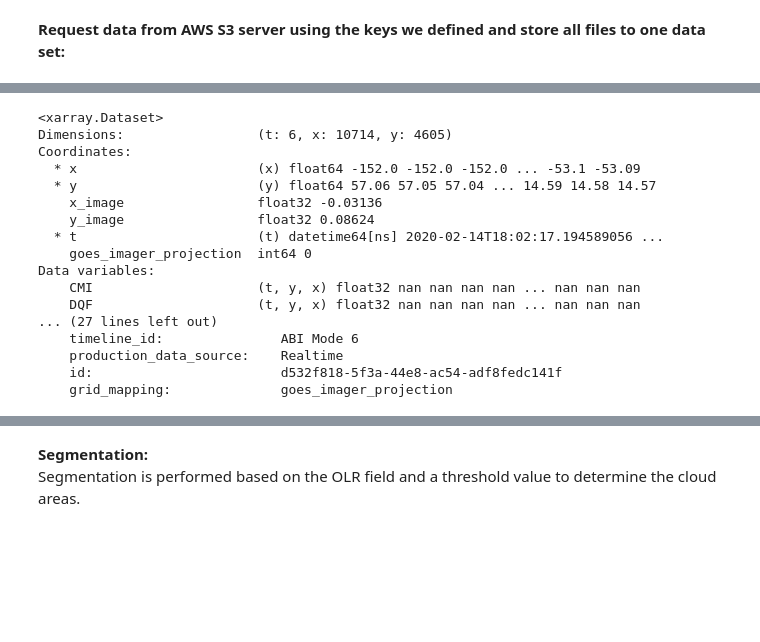
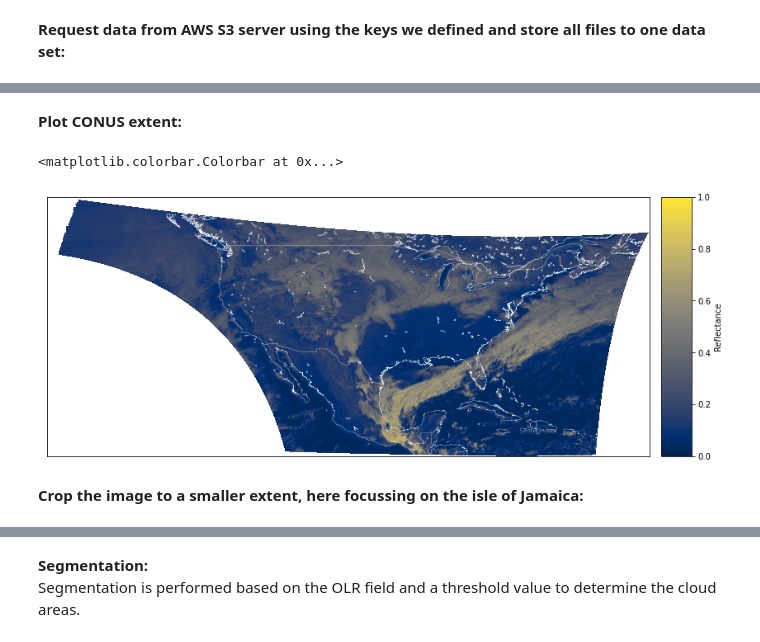
Before and after one commit to tobac-project/tobac-tutorials, a Jupyter notebook: themes/tobac_v1/Example_VIS_Tracking_Satellite/Example_VIS_Tracking_Satellite.ipynb, the cells around one changed output, grey strips where cells are left out. Cells and saved outputs as stored; diff of their text form; code cells hidden in the pictures; blank space fills up the shorter version.

```diff
--- a/themes/tobac_v1/Example_VIS_Tracking_Satellite/Example_VIS_Tracking_Satellite.ipynb
+++ b/themes/tobac_v1/Example_VIS_Tracking_Satellite/Example_VIS_Tracking_Satellite.ipynb
@@ -124,4 +127,4 @@ sweep = DS.goes_imager_projection.sweep_angle_axis
 pstr = '+proj=geos +h=%f +a=%f +b=%f +rf=%f +lat_0=%f +lon_0=%f' \
     % (h, a, b, rf, lat_0, lon_0)
 # %%
-DS.rio.write_crs(pstr, inplace=True)
+DS = DS.rio.write_crs(pstr, inplace=True)
@@ -152,22 +140,20 @@ DS["y"] = DS["y"]*h
 DS_R = DS.rio.reproject("epsg:4326")
-# %%
-DS_R
-# %% [output]
-<xarray.Dataset>
-Dimensions:                 (t: 6, x: 10714, y: 4605)
-Coordinates:
-  * x                       (x) float64 -152.0 -152.0 -152.0 ... -53.1 -53.09
-  * y                       (y) float64 57.06 57.05 57.04 ... 14.59 14.58 14.57
-    x_image                 float32 -0.03136
-    y_image                 float32 0.08624
-  * t                       (t) datetime64[ns] 2020-02-14T18:02:17.194589056 ...
-    goes_imager_projection  int64 0
-Data variables:
-    CMI                     (t, y, x) float32 nan nan nan nan ... nan nan nan
-    DQF                     (t, y, x) float32 nan nan nan nan ... nan nan nan
-... (27 lines left out)
-    timeline_id:               ABI Mode 6
-    production_data_source:    Realtime
-    id:                        d532f818-5f3a-44e8-ac54-adf8fedc141f
-    grid_mapping:              goes_imager_projection
+# %% [markdown]
+**Plot CONUS extent:**
+# %%
+from mpl_toolkits.basemap import Basemap
+
+plt.figure(figsize=(14,8))
+bmap = Basemap(llcrnrlon=-153,llcrnrlat=14,urcrnrlon=-53,urcrnrlat=57,
+             resolution='i', projection='cyl', lat_0 = 0, lon_0 = -75.0, ellps="WGS84")
+
+bmap.imshow(DS_R["CMI"][0], origin='upper', vmin=0, vmax=1, cmap='cividis')
+bmap.drawcoastlines(linewidth=0.3, linestyle='solid', color='white')
+bmap.drawcountries(linewidth=0.3, linestyle='solid', color='white')
+bmap.colorbar(location='right', label='Reflectance')
+# %% [output]
+<matplotlib.colorbar.Colorbar at 0x...>
+[figure, added]
+# %% [markdown]
+**Crop the image to a smaller extent, here focussing on the isle of Jamaica:**
 # %%
```
Also changed, not shown: parts of 52 cells of this notebook.
